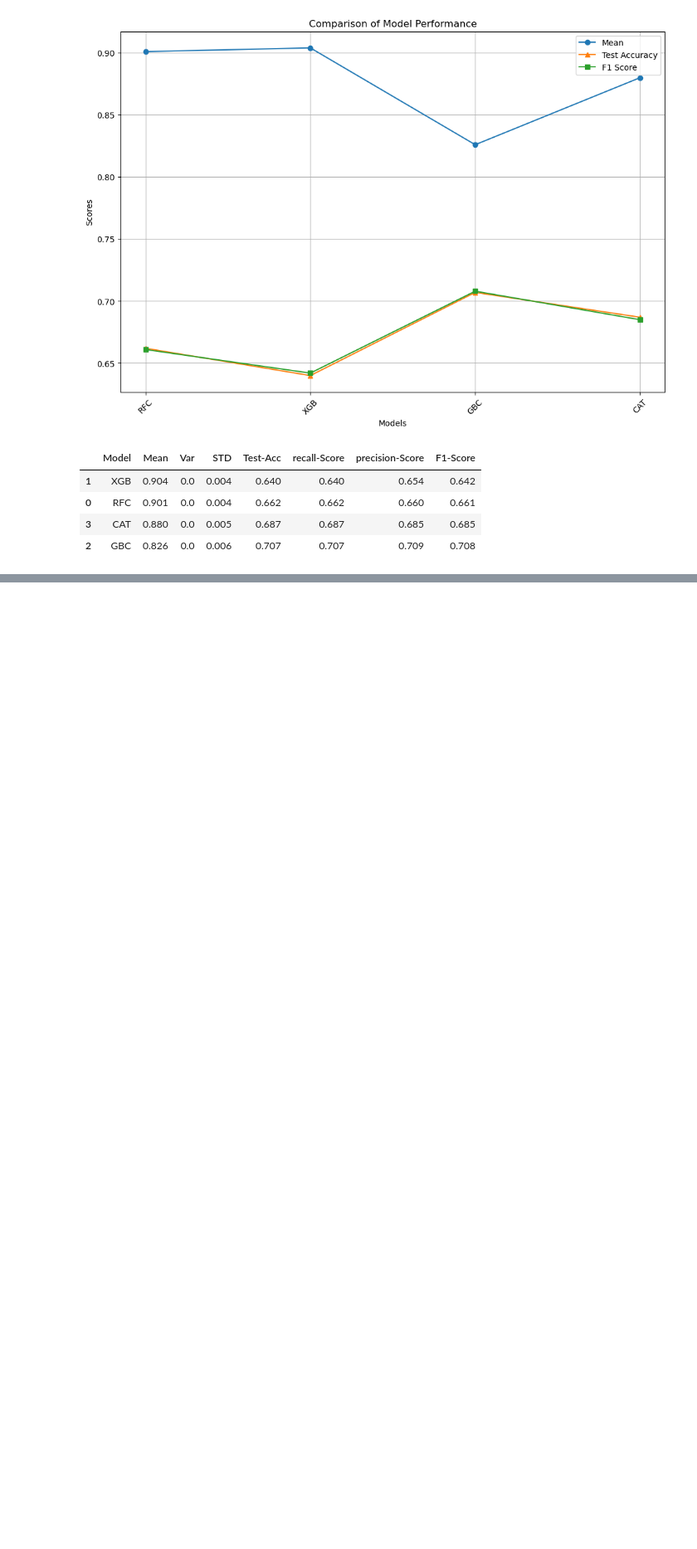
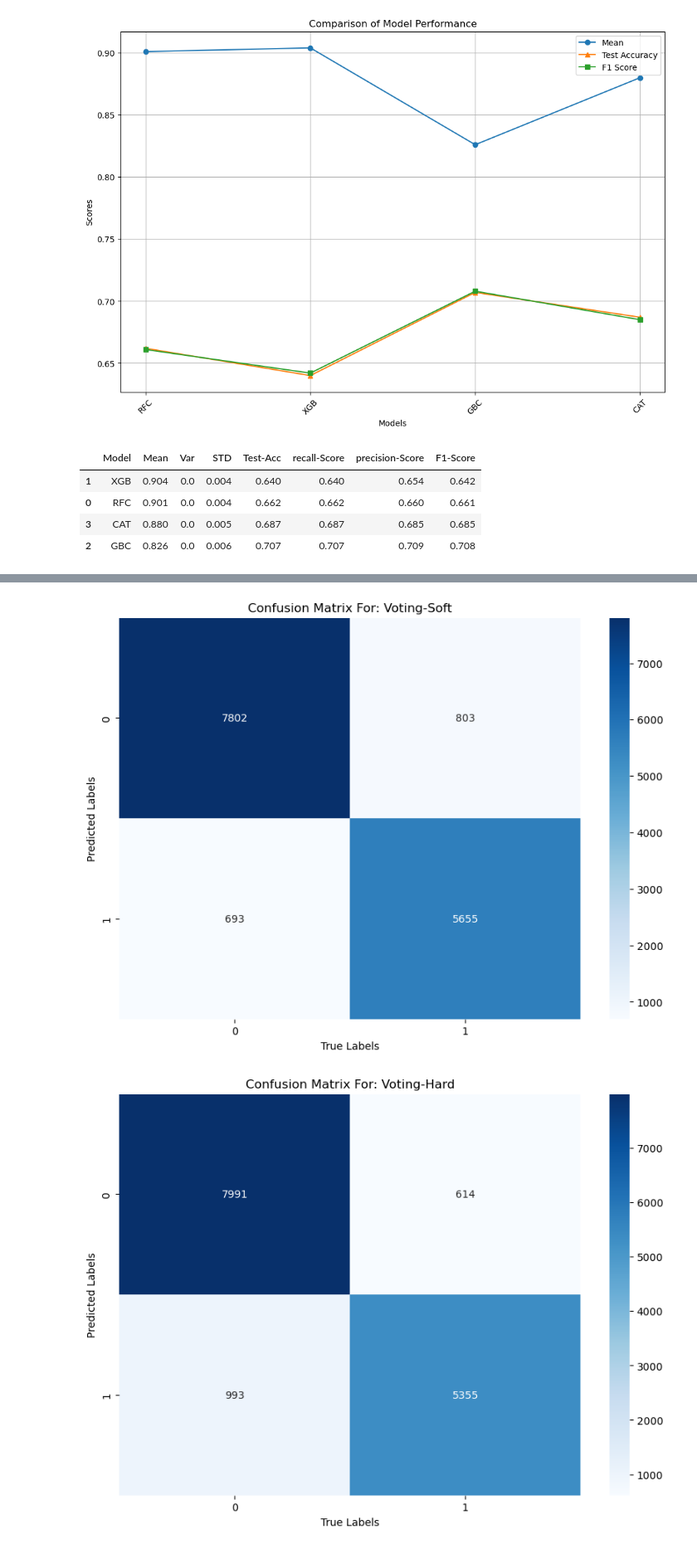
Before and after one commit to MaukanMir/Electricity-Classification, a Jupyter notebook: training.ipynb, the cells around one changed output, grey strips where cells are left out. Shown at 83% size. Cells and saved outputs as stored; diff of their text form; code cells hidden in the pictures; blank space fills up the shorter version.

Commit message:
added new models

```diff
--- a/training.ipynb
+++ b/training.ipynb
@@ -664,2 +674,26 @@ The Best Param: {'model__n_estimators': 100, 'model__min_samples_split': 2, 'mod
 # %%
 stack = [("XGB",best_models[0]), ("GBC", best_models[1]), ("RFC", best_models[2]), ("CAT", best_models[4])]
+# %%
+voting_hard_clf = VotingClassifier(
+  estimators=[
+  stack[2],
+  stack[0]
+  ],
+  voting="hard"
+)
+
+voting_soft_clf = VotingClassifier(
+  estimators=[
+  stack[2],
+  stack[0]
+  ],
+  voting="soft"
+)
+
+models = [voting_soft_clf, voting_hard_clf]
+model_names = ["Voting-Soft", "Voting-Hard"]
+
+test_stacking_models(X, y_encoded, models, model_names)
+# %% [output]
+[figure, added]
+[figure, added]
```
Also changed, not shown: parts of 3 cells of this notebook, 4 other files.
